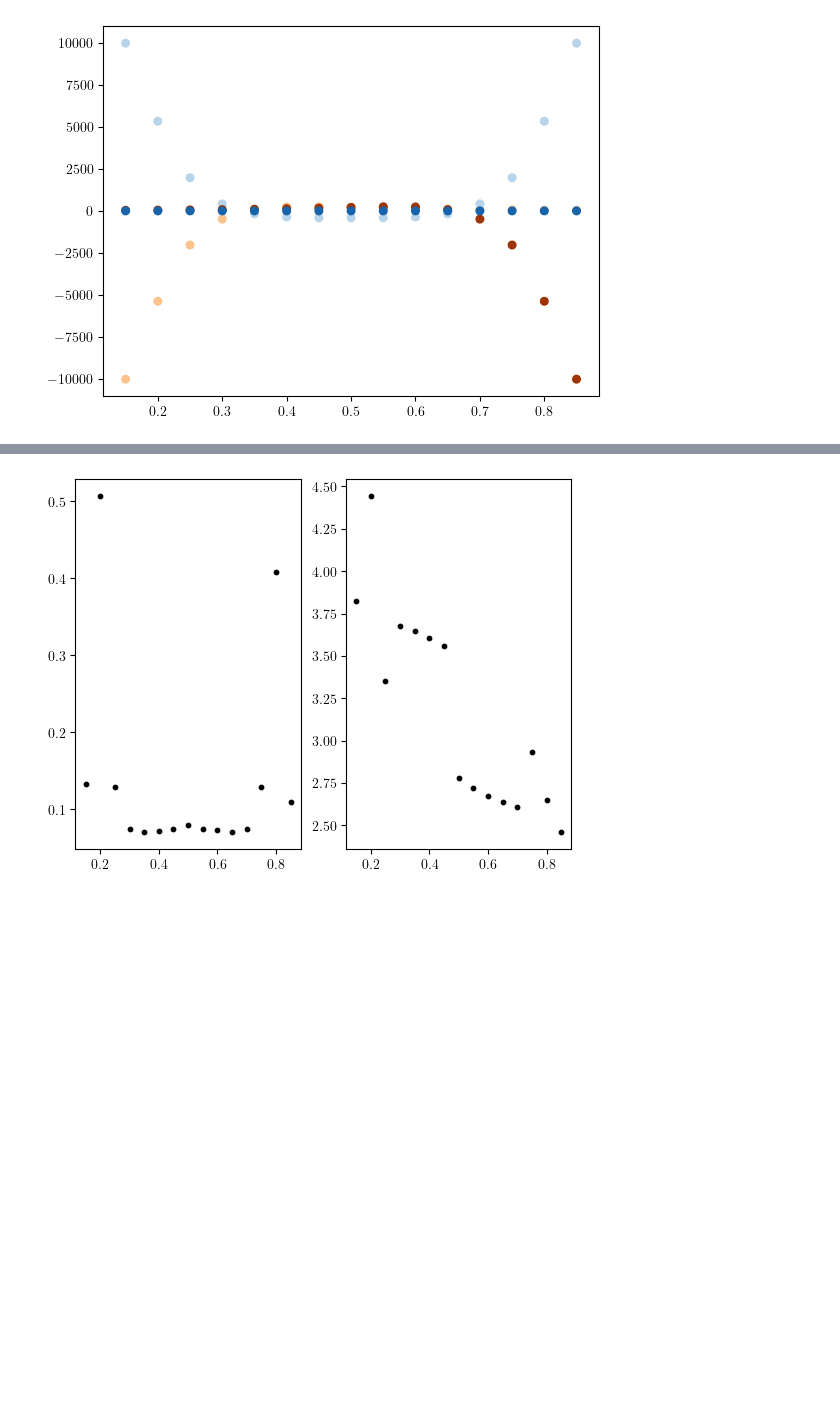
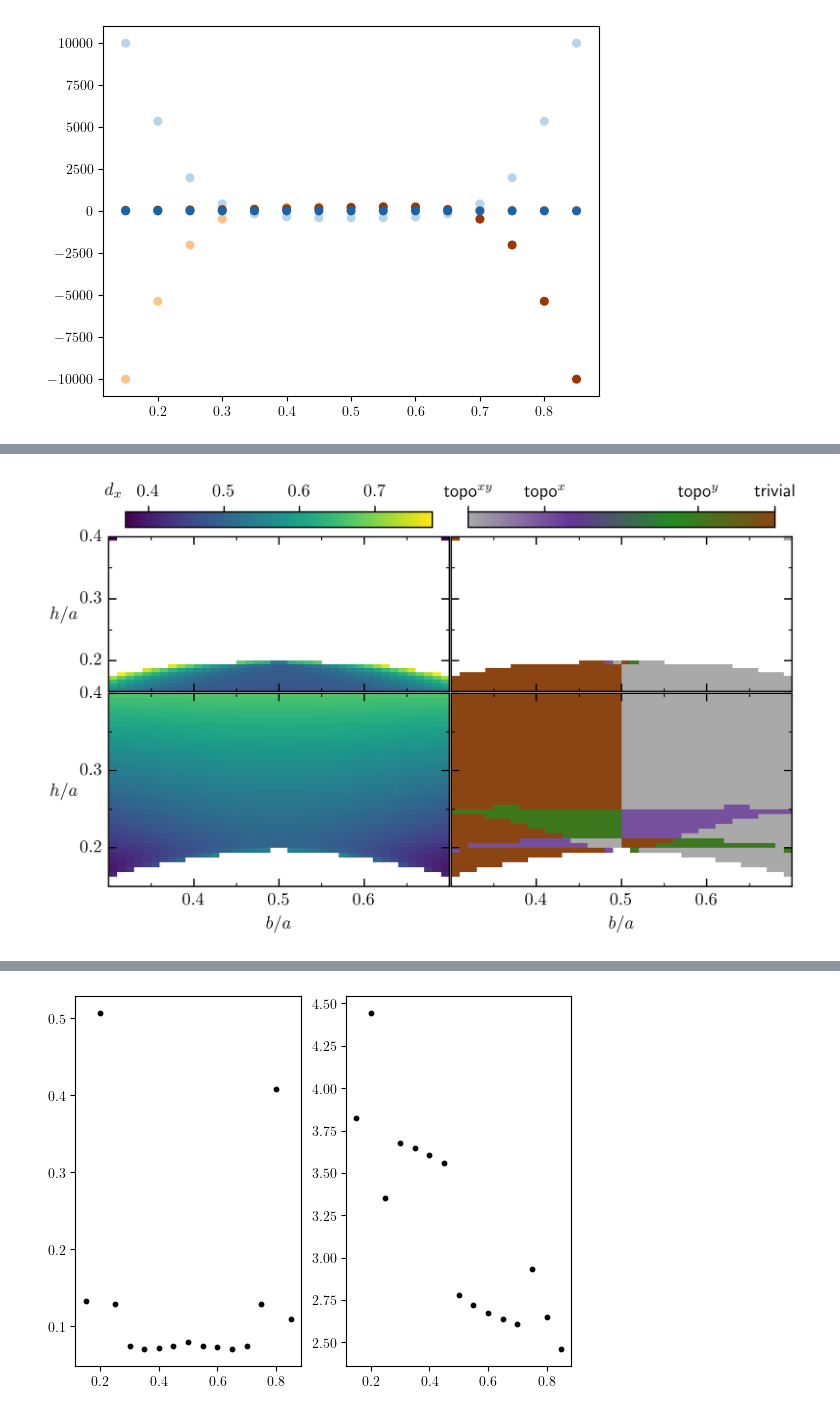
Before and after one commit to ChriGomm/master, a Jupyter notebook: numerics/interactions.ipynb, the cells around one changed output, grey strips where cells are left out. Drawn from its saved outputs; the diff is of its cells as text; code cells hidden in the pictures; blank space fills up the shorter version.

```diff
--- a/numerics/interactions.ipynb
+++ b/numerics/interactions.ipynb
@@ -1461,0 +3932,20 @@ for i in range(N):
+# %%
+N = 40
+eps = 0.1
+rx = np.linspace(0.2+eps,0.8-eps,N)
+ry = np.linspace(0.15,0.4,N)
+r = np.meshgrid(rx,ry)
+
+
+vxy1 = np.ones((N,N,4))*np.nan
+vxy2 = np.ones_like(vxy1)*np.nan
+for i in range(N):
+    for j in range(N):
+        x, y = r[0][i,j],r[1][i,j]
+
+        r1 = np.array([1.0, 0.0])
+        r2 = np.array([x, y])
+        r3 = np.array([x - 1.0, y])
+        for n in range(0,3,2):
+            vxy1[i,j,n] = dip_derivative_full(r2,0,1,ds[i,j,n,:2])
+            vxy2[i,j,n] = dip_derivative_full(r3,0,1,ds[i,j,n,:2])
@@ -1461,0 +3993,43 @@ for i in range(N):
+# %%
+tickp = TickProperties(0.15,0.05,0.1,0.05)
+setup = Setup_Fig(xax_share=True,yax_share=True,tickp=tickp,fig_width=7,fig_height=4)
+fig, ax = setup.return_fig((2,2))
+import matplotlib.colorizer as mcolorizer
+import matplotlib.colors as mcolors
+vmin=np.nanmin(ds[:,:,0:3:2,0])
+vmax=np.nanmax(ds[:,:,0:3:2,0])
+shr = 0.9
+def fromater(x,pos):
+    if x == -2:
+        return r"$\text{topo}^{xy}$"
+    if x == -1:
+        return r"$\text{topo}^x$"
+    if x == 1:
+        return r"$\text{topo}^{y}$"
+    if x == 2:
+        return r"trivial"
+    else:
+        return 0
+# colorizerl = mcolorizer.Colorizer(norm=norml)
+im0 = ax[0,0].imshow(ds[:,:,0,0],extent=(0.3,0.7,0.15,0.4),origin='lower',vmin=vmin,vmax=vmax)
+ax[0,0] = setup.format_ax(ax[0,0],(2,2),tickprop=tickp,j=0,bottom=0)
+# cbar0 = fig.colorbar(im0,ax= ax[0,0],location="top")
+im2 = ax[1,0].imshow(ds[:,:,2,0],extent=(0.3,0.7,0.15,0.4),origin='lower',vmin=vmin,vmax=vmax)
+ax[1,0] = setup.format_ax(ax[1,0],(2,2),tickprop=tickp,j=0,bottom=True)
+cbar2 = fig.colorbar(im0,ax= ax[0,0],location="top",shrink=shr)
+im1 = ax[0,1].imshow(ratio[:,:,0],extent=(0.3,0.7,0.15,0.4),origin='lower',cmap=custom_cmap,vmin=-2,vmax=2)
+ax[0,1] = setup.format_ax(ax[0,1],(2,2),tickprop=tickp,j=1,bottom=0)
+# cbar0 = fig.colorbar(im0,ax= ax[0,0],location="top")
+im3 = ax[1,1].imshow(ratio[:,:,2],extent=(0.3,0.7,0.15,0.4),origin='lower',cmap=custom_cmap,vmin=-2,vmax=2)
+ax[1,1] = setup.format_ax(ax[1,1],(2,2),tickprop=tickp,j=1,bottom=True)
+cbar2 = fig.colorbar(im1,ax= ax[0,1],location="top",ticks=[-2,-1,1,2],format=fromater,shrink=shr)
+ax[1,0].set_xticks([0.4,0.5,0.6])
+ax[0,0].text(s=r"$h/a$",x=-0.17,y=0.47,transform= ax[0,0].transAxes)
+ax[1,0].text(s=r"$h/a$",x=-0.17,y=0.47,transform= ax[1,0].transAxes)
+ax[0,0].text(s=r"$d_x$",x=-0.01,y=1.275,transform= ax[0,0].transAxes)
+ax[1,0].set_xlabel(r"$b/a$")
+ax[1,1].set_xlabel(r"$b/a$")
+plt.subplots_adjust(wspace=0.005,hspace=0.01)
+# plt.savefig("/home//christian/Documents/master/protocol/pictures/"+"topological_phases_decoupled_2D.pdf",bbox_inches='tight')
+# %% [output]
+[figure, added]
```
Also changed, not shown: parts of 35 cells of this notebook, 36 other files.
